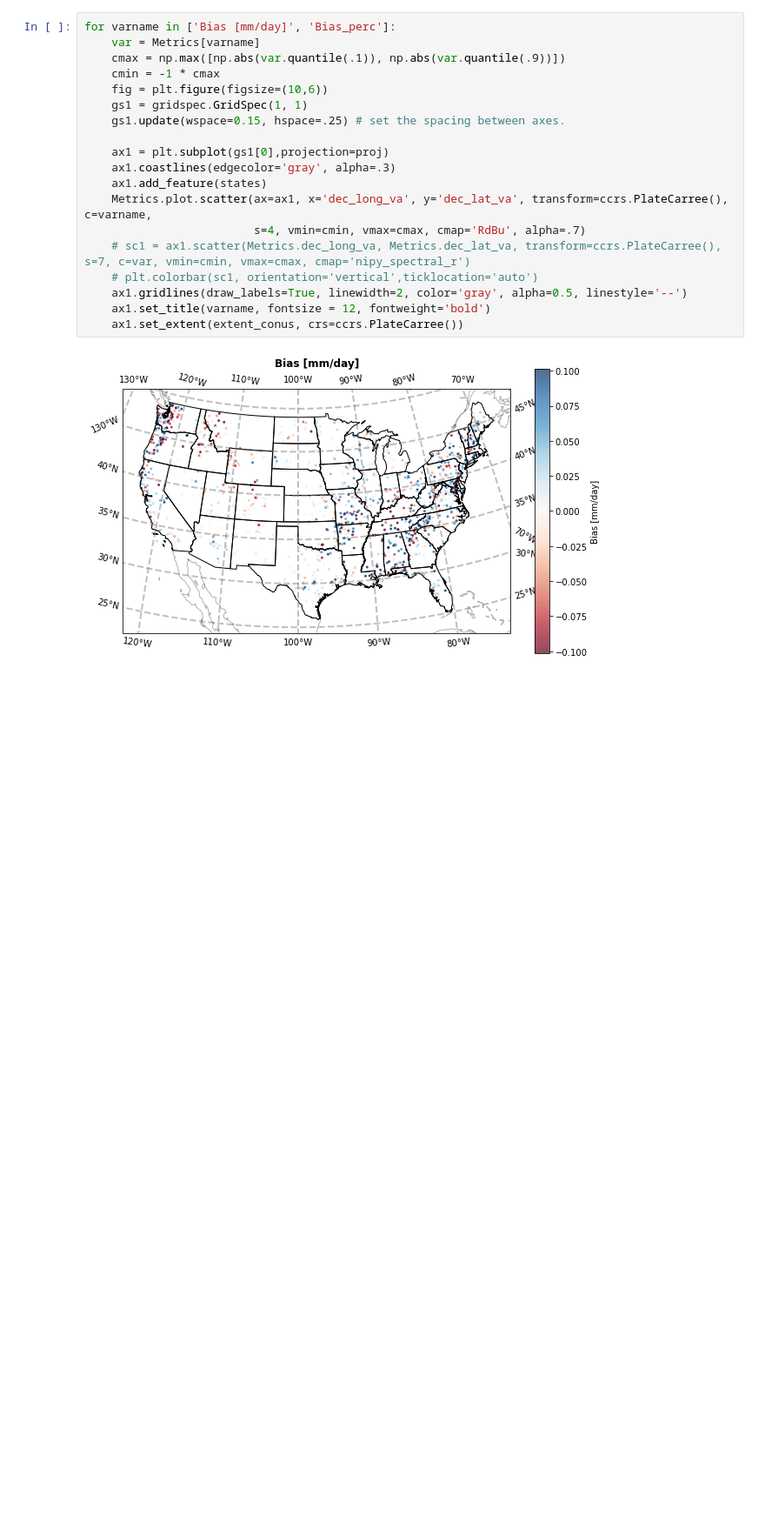
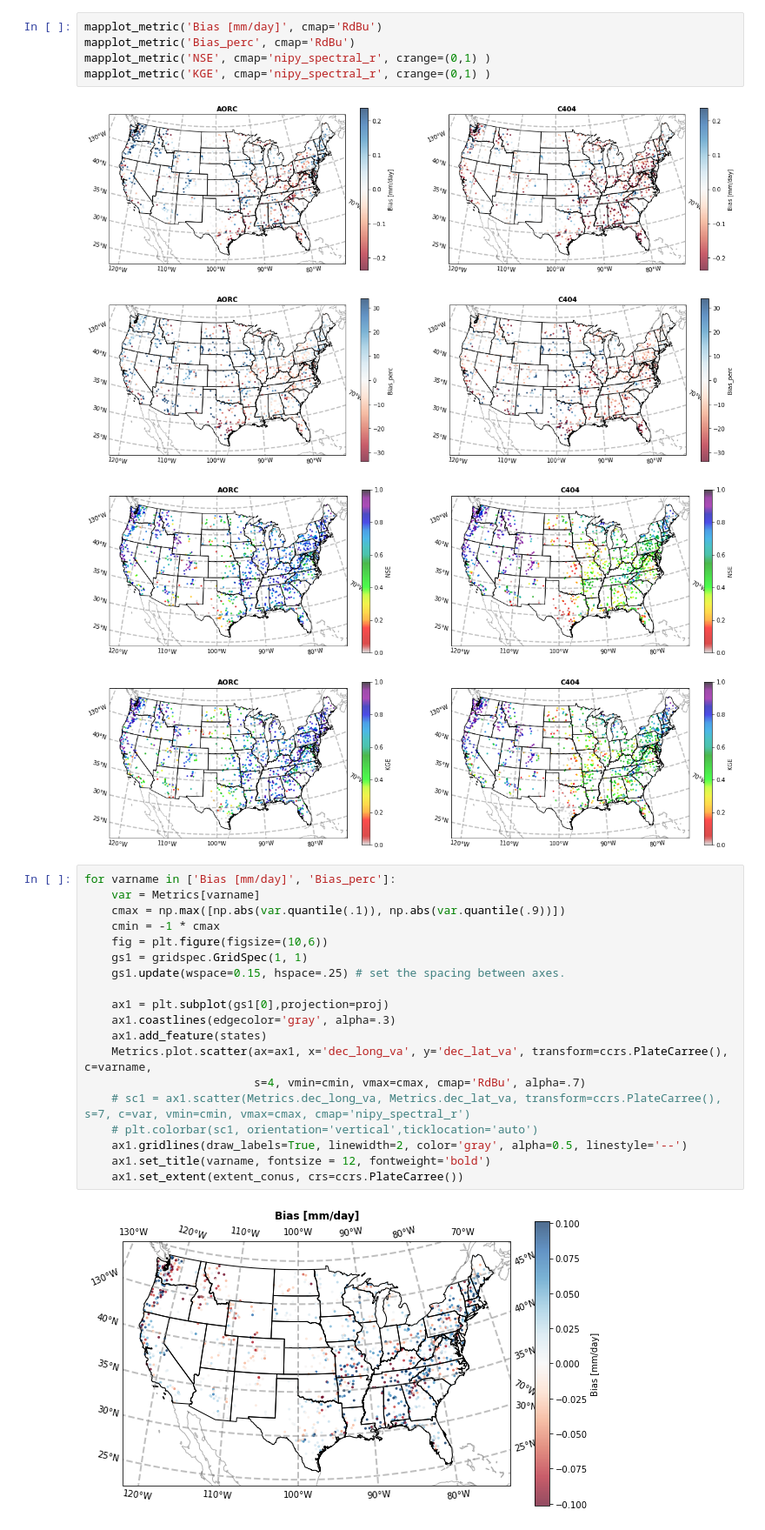
Before and after one commit to amazroo/ealstm_regional_modeling, a Jupyter notebook: notebooks/Evaluate_EALSTM.ipynb, the cells around one changed output. Shown at 87% size. Saved outputs shown, nothing was run; the diff lists cells and outputs as text; blank space fills up the shorter version.

```diff
--- a/notebooks/Evaluate_EALSTM.ipynb
+++ b/notebooks/Evaluate_EALSTM.ipynb
@@ -144,3 +212,13 @@ plt.ylim((0,1))
+# %%
+mapplot_metric('Bias [mm/day]', cmap='RdBu')
+mapplot_metric('Bias_perc', cmap='RdBu')
+mapplot_metric('NSE', cmap='nipy_spectral_r', crange=(0,1) )
+mapplot_metric('KGE', cmap='nipy_spectral_r', crange=(0,1) )
+# %% [output]
+[figure, added]
+[figure, added]
+[figure, added]
+[figure, added]
 # %%
 for varname in ['Bias [mm/day]', 'Bias_perc']:
     var = Metrics[varname]
```
Also changed, not shown: parts of 15 cells of this notebook, 1 other file.
